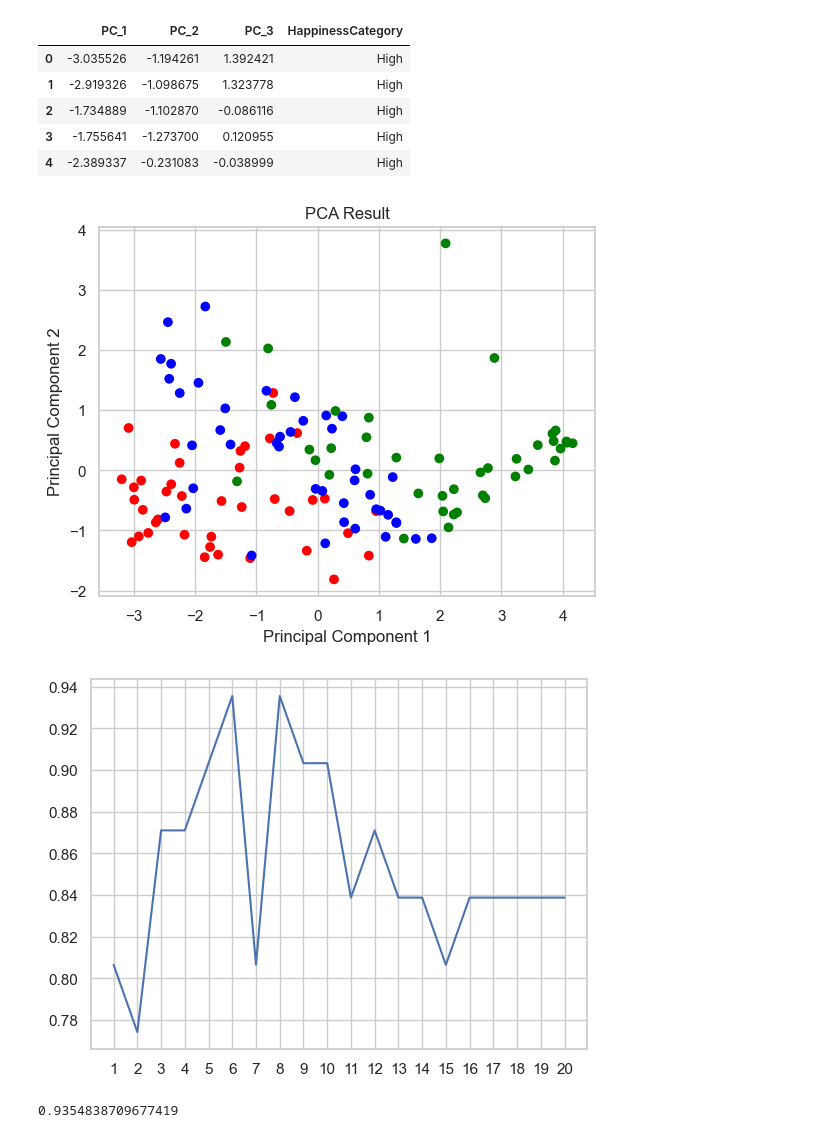
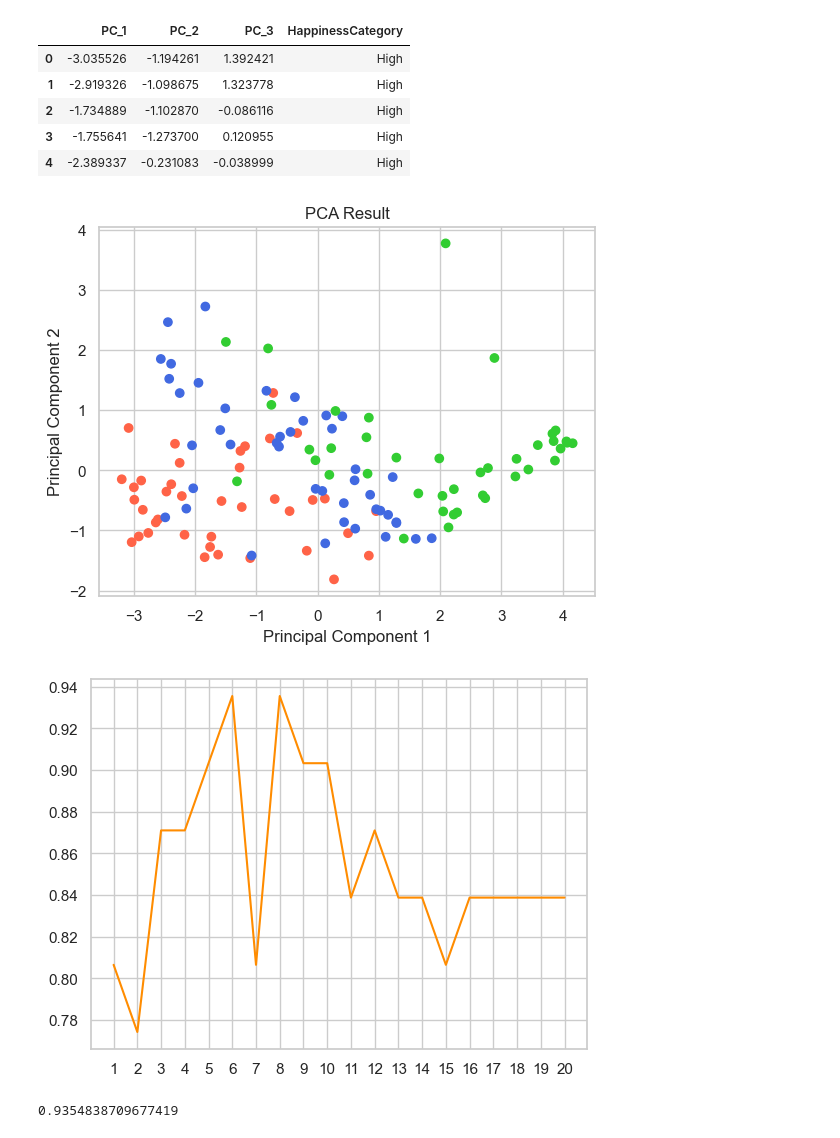
Before and after one commit to alessiasanfelici/Social_Research_Project, a Jupyter notebook: Alchool and Happiness.ipynb, the cells around one changed output. Drawn from its saved outputs; the diff is of its cells as text; code cells hidden in the pictures.

Commit message:
Change colors and graphs

```diff
--- a/Alchool and Happiness.ipynb
+++ b/Alchool and Happiness.ipynb
@@ -388,15 +388,15 @@ principal_df.head()
 | 3 | -1.755641 | -1.273700 | 0.120955 | High |
 | 4 | -2.389337 | -0.231083 | -0.038999 | High |
 # %%
-color_mapping = {'High': 'red', 'Medium': 'blue', 'Low': 'green'}
+color_mapping = {'High': 'tomato', 'Medium': 'royalblue', 'Low': 'limegreen'}
 
 plt.scatter(principal_components[:, 0], principal_components[:, 1], c = happiness_data["HappinessCategory"].map(color_mapping))
 plt.xlabel('Principal Component 1')
 plt.ylabel('Principal Component 2')
 plt.title('PCA Result')
 plt.show()
 # %% [output]
-[figure, old version]
+[figure, new version]
 # %%
 x_train, x_test, y_train, y_test = train_test_split(principal_df.iloc[:, [0, 1, 2]].values, principal_df.loc[:,"HappinessCategory"].values, test_size = 0.25, random_state = 12)
 # %%
@@ -408,11 +408,11 @@ for k in k_range:
     y_pred = knn.predict(x_test)
     scores.append(metrics.accuracy_score(y_test, y_pred))
 
-plt.plot(k_range, scores)
+plt.plot(k_range, scores, c = "darkorange")
 plt.xticks(range(1,21))
 plt.show()
 # %% [output]
-[figure, old version]
+[figure, new version]
 # %%
 knn = KNeighborsClassifier(n_neighbors=6)
 knn.fit(x_train, y_train)
```
Also changed, not shown: parts of 3 cells of this notebook.
